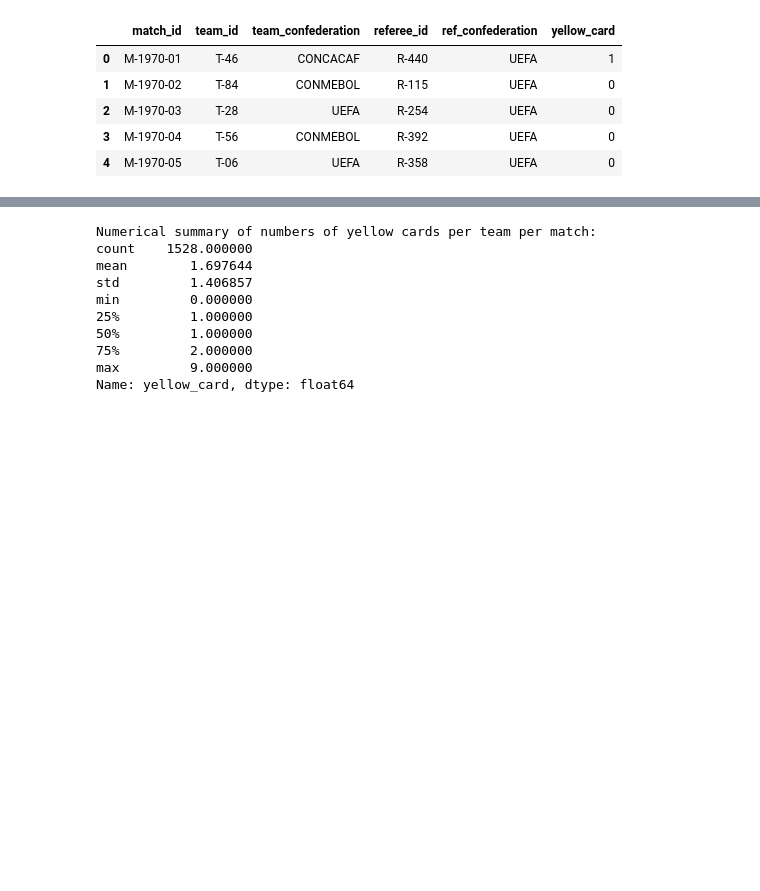
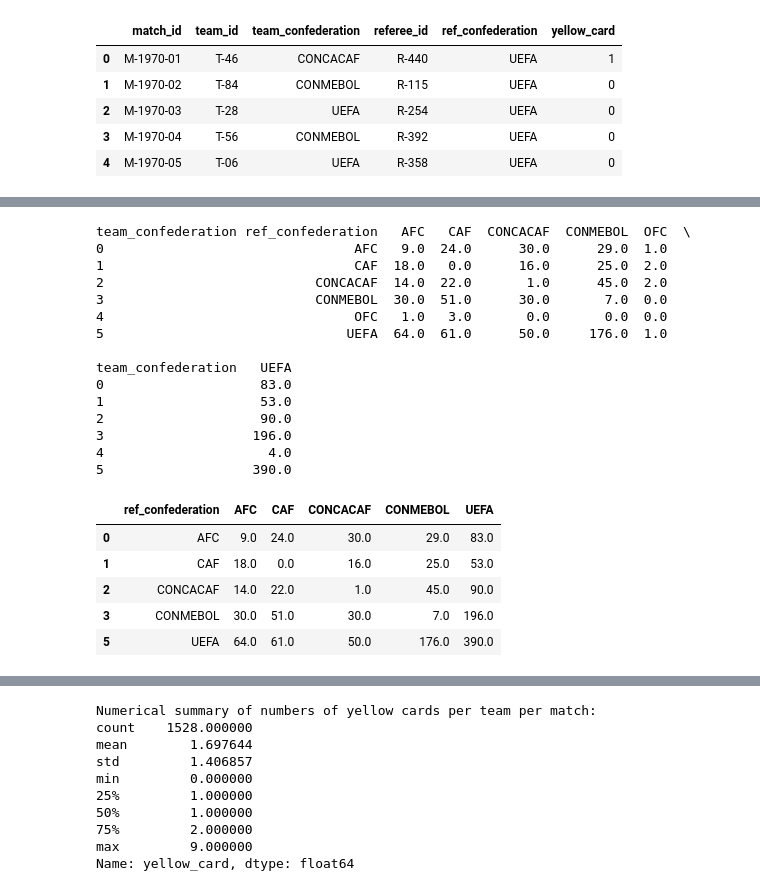
Before and after one commit to khuenlm/the-12th-man, a Jupyter notebook: notebooks/bookings_eda.ipynb, the cells around one changed output, grey strips where cells are left out. Saved outputs shown, nothing was run; the diff lists cells and outputs as text; code cells hidden in the pictures; blank space fills up the shorter version.

```diff
--- a/notebooks/bookings_eda.ipynb
+++ b/notebooks/bookings_eda.ipynb
@@ -416,0 +348,38 @@ dtype: int64
+# %%
+# count number of matches played by teams from each confederation officated by refs from each confederation
+
+df_match_count = pd.crosstab(
+    index = df_merge["ref_confederation"],
+    columns = df_merge["team_confederation"],
+    values = df_merge["yellow_card"],
+    aggfunc = "count"
+)
+df_match_count = df_match_count.fillna(0)
+df_match_count = df_match_count.reset_index()
+print(df_match_count)
+df_match_count = df_match_count[df_match_count["ref_confederation"] != "OFC"]
+df_match_count = df_match_count.drop(columns = "OFC")
+df_match_count.columns = ["ref_confederation", "AFC", "CAF", "CONCACAF", "CONMEBOL", "UEFA"]
+df_match_count
+# %% [output]
+team_confederation ref_confederation   AFC   CAF  CONCACAF  CONMEBOL  OFC  \
+0                                AFC   9.0  24.0      30.0      29.0  1.0
+1                                CAF  18.0   0.0      16.0      25.0  2.0
+2                           CONCACAF  14.0  22.0       1.0      45.0  2.0
+3                           CONMEBOL  30.0  51.0      30.0       7.0  0.0
+4                                OFC   1.0   3.0       0.0       0.0  0.0
+5                               UEFA  64.0  61.0      50.0     176.0  1.0
+
+team_confederation   UEFA
+0                    83.0
+1                    53.0
+2                    90.0
+3                   196.0
+4                     4.0
+5                   390.0
+|  | ref_confederation | AFC | CAF | CONCACAF | CONMEBOL | UEFA |
+| 0 | AFC | 9.0 | 24.0 | 30.0 | 29.0 | 83.0 |
+| 1 | CAF | 18.0 | 0.0 | 16.0 | 25.0 | 53.0 |
+| 2 | CONCACAF | 14.0 | 22.0 | 1.0 | 45.0 | 90.0 |
+| 3 | CONMEBOL | 30.0 | 51.0 | 30.0 | 7.0 | 196.0 |
+| 5 | UEFA | 64.0 | 61.0 | 50.0 | 176.0 | 390.0 |
```
Also changed, not shown: parts of 8 cells of this notebook.
